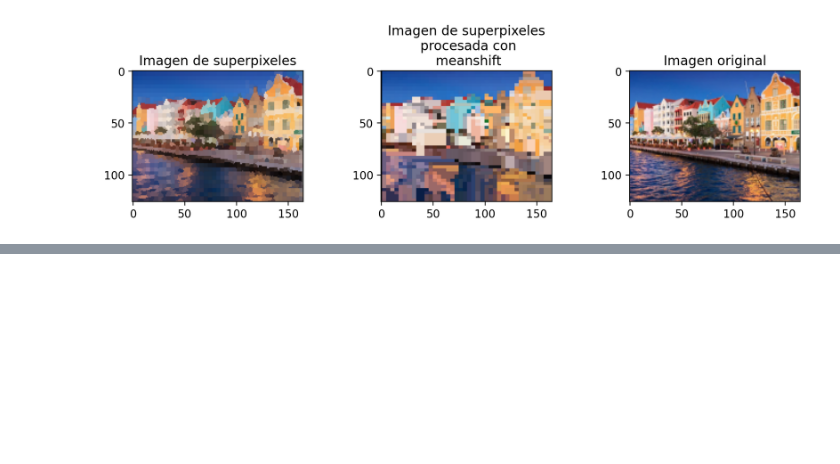
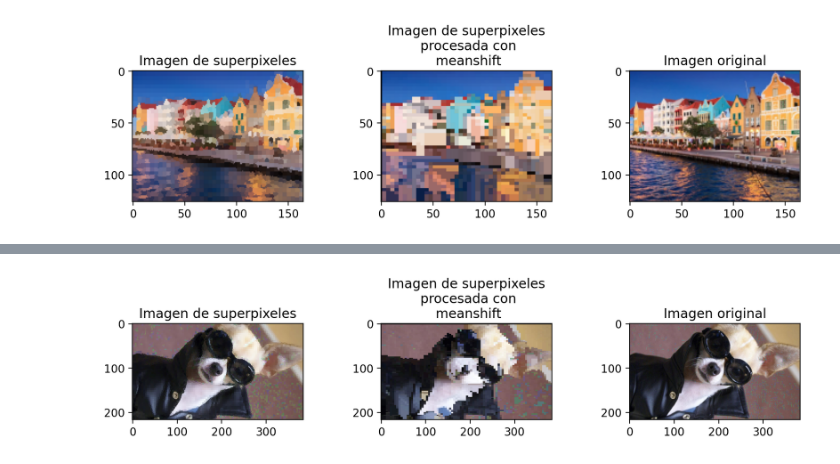
Before and after one commit to DaveAlsina/5toSemestre, a Jupyter notebook: vision_pc/proyectos/proyecto3/Cut-it_v3.ipynb, the cells around one changed output, grey strips where cells are left out. Saved outputs shown, nothing was run; the diff lists cells and outputs as text; code cells hidden in the pictures; blank space fills up the shorter version.

```diff
--- a/vision_pc/proyectos/proyecto3/Cut-it_v3.ipynb
+++ b/vision_pc/proyectos/proyecto3/Cut-it_v3.ipynb
@@ -520,0 +561,10 @@ plt.tight_layout()
+# %%
+#img = cv2.imread('casitas.jpeg')
+#img = cv2.imread('eye.jpg')
+img = cv2.imread('perrito.jpg')
+img = cv2.cvtColor(img, cv2.COLOR_BGR2HSV)
+
+img, superpix_im = preprocess_im(original_im = img,
+                                 scale_percent = 30.0,
+                                 kernel_size = 3,
+                                 proportion_of_superpix = 0.05)
@@ -521,3 +592,12 @@ plt.tight_layout()
+# %%
+%matplotlib inline
+original_im3, superpix_im3, processed_im3 = plot_for_comparisson(original_im  = img,
+                                                                  superpix_im = superpix_im,
+                                                                  modes = modes,
+                                                                  radious = radious,
+                                                                  color_space = 'HSV')
+# %% [output]
+[figure, added]
 # %% [markdown]
 <a style='text-decoration:none;line-height:16px;display:flex;color:#5B5B62;padding:10px;justify-content:end;' href='https://deepnote.com?utm_source=created-in-deepnote-cell&projectId=056790ab-bf30-4326-be04-ac26143d53b3' target="_blank">
 <img alt='Created in deepnote.com' style='display:inline;max-height:16px;margin:0px;margin-right:7.5px;' src='embedded-picture-1' > </img>
```
Also changed, not shown: parts of 27 cells of this notebook, 1 other file.
